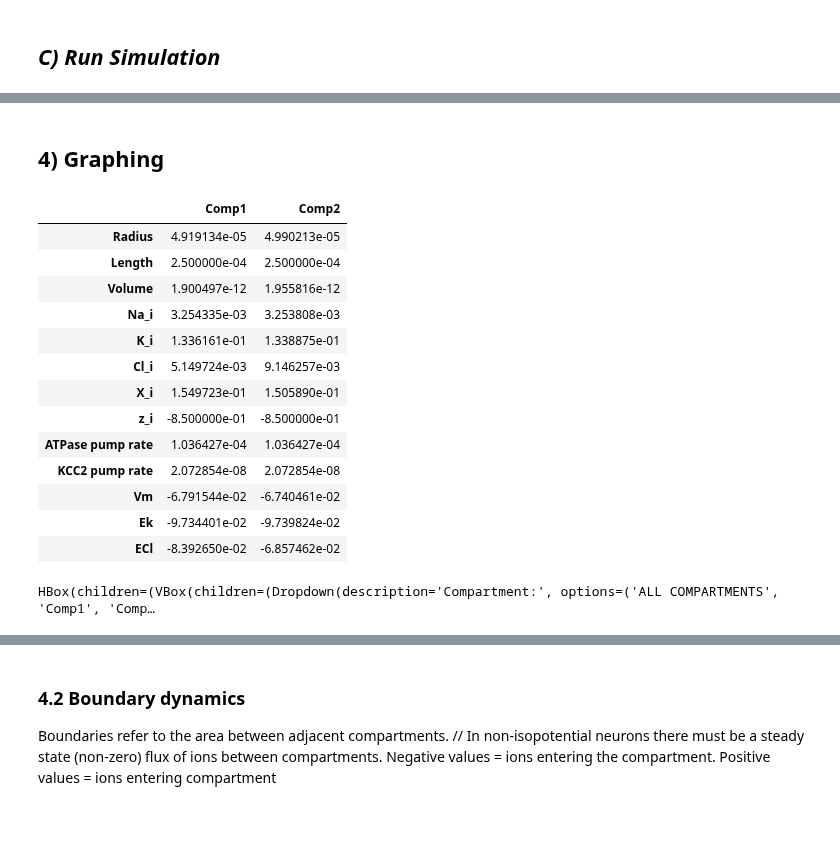
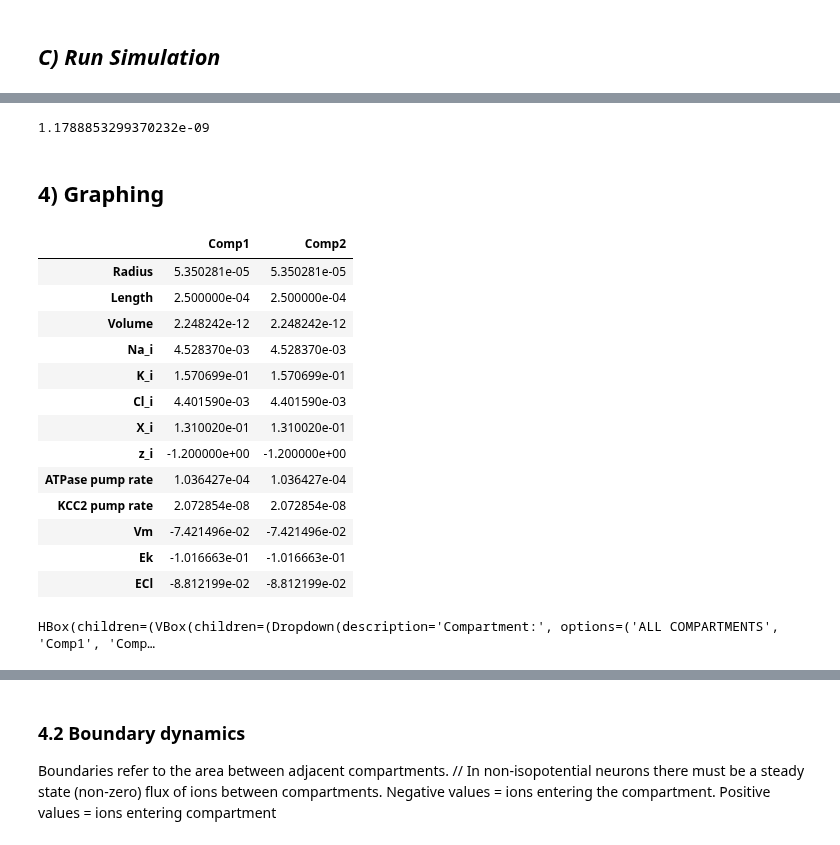
Before and after one commit to TrellixVulnTeam/MSc-Computational-Neuroscience-Repo_ZR8H, a Jupyter notebook: Multicompartment Trials/Multicompartment_Sim_V1.ipynb, the cells around one changed output, grey strips where cells are left out. Drawn from its saved outputs; the diff is of its cells as text; code cells hidden in the pictures.

```diff
--- a/Multicompartment Trials/Multicompartment_Sim_V1.ipynb
+++ b/Multicompartment Trials/Multicompartment_Sim_V1.ipynb
@@ -418,3 +446,7 @@ btn_sim.on_click(btn_sim_clicked)
+# %%
+print(comp_arr[0].j_p)
+# %% [output]
+1.1788853299370232e-09
 # %% [markdown]
 ## 4) Graphing
 # %%
@@ -437,7 +469,7 @@ drp_comp.options = options_drp_comp
 
 
 drp_param = widgets.Dropdown(description='Parameter:')
-options_drp_param = ['Membrane Potential (Vm)','Cl- Reversal Potential (E-Cl)', 'K+ Reversal Potential (E-K)',''
+options_drp_param = ['Membrane Potential (Vm)','Cl- Reversal Potential (E-Cl)', 'K+ Reversal Potential (E-K)','Cl- Driving Force'
                         ,'Volume (pL)','',
                          'All ion concentrations','Na+ Conc.','K+ Conc.','Cl- Conc.','Impermeant anion Conc.']
 
@@ -515,6 +547,11 @@ def plot_main_graph(param='',comp_num=0,all_comps =False,jump=1):
                     m_arr.append(bqp.Lines(x= t_arr[start_t:-1:jump],y= comp_arr[i].E_k_arr[start_t:-1:jump], colors = [col],
                        display_legend=True,labels= ['E-K - '+comp_arr[i].name], scales = {'x': x_sc, "y": y_sc}))
 
+                elif param == 'Cl- Driving Force':
+                    m_arr.append(bqp.Lines(x= t_arr[start_t:-1:jump],y= comp_arr[i].drivingf_cl_arr[start_t:-1:jump], colors = [col],
+                       display_legend=True,labels= ['Cl- Driv.Force '+comp_arr[i].name], scales = {'x': x_sc, "y": y_sc}))
+
+
                 elif param == 'Volume (pL)':
                     m_arr.append(bqp.Lines(x= t_arr[start_t:-1:jump],y= comp_arr[i].w_arr[start_t:-1:jump], colors = [col],
                        display_legend=True,labels= ['Vol. - '+comp_arr[i].name ], scales = {'x': x_sc, "y": y_sc}))
@@ -566,6 +603,11 @@ def plot_main_graph(param='',comp_num=0,all_comps =False,jump=1):
 
                 m1 = bqp.Lines(x= t_arr[start_t:-1:jump],y= comp_arr[comp_num].E_k_arr[start_t:-1:jump],colors =['#000000'],
                        display_legend=True,labels= ['E-K'], scales = {'x': x_sc, "y": y_sc})
+
+            elif param == 'Cl- Driving Force':
+
+                m1 = bqp.Lines(x= t_arr[start_t:-1:jump],y= comp_arr[comp_num].drivingf_cl_arr[start_t:-1:jump], colors = ['#000000'],
+                       display_legend=True,labels= ['Cl- Driv.Force '+comp_arr[comp_num].name], scales = {'x': x_sc, "y": y_sc})
 
             elif param == 'Volume (pL)':
 
@@ -652,46 +694,46 @@ def btn_main_graph_clicked(b):
     jump = round(intervals/bins)
 
 
 
     if drp_comp.value == 'ALL COMPARTMENTS':
 
             param = drp_param.value
             plot_main_graph(param,all_comps=True,jump=jump)
 
 
     elif drp_comp.value != 'ALL COMPARTMENTS':
 
 
         for i in range(len(comp_arr)):
             if (drp_comp.value == comp_arr[i].name):
                 comp_num = i
 
         param = drp_param.value
         plot_main_graph(param,comp_num,all_comps=False,jump=jump)
 
 
 
     #if drp_comp != 'ALL COMPARTMENTS':
 
 
 btn_main_graph.on_click(btn_main_graph_clicked)
 
 #print(y_arr)
 # %% [output]
 |  | Comp1 | Comp2 |
-| Radius | 4.919134e-05 | 4.990213e-05 |
+| Radius | 5.350281e-05 | 5.350281e-05 |
 | Length | 2.500000e-04 | 2.500000e-04 |
-| Volume | 1.900497e-12 | 1.955816e-12 |
-| Na_i | 3.254335e-03 | 3.253808e-03 |
-| K_i | 1.336161e-01 | 1.338875e-01 |
-| Cl_i | 5.149724e-03 | 9.146257e-03 |
-| X_i | 1.549723e-01 | 1.505890e-01 |
-| z_i | -8.500000e-01 | -8.500000e-01 |
+| Volume | 2.248242e-12 | 2.248242e-12 |
+| Na_i | 4.528370e-03 | 4.528370e-03 |
+| K_i | 1.570699e-01 | 1.570699e-01 |
+| Cl_i | 4.401590e-03 | 4.401590e-03 |
+| X_i | 1.310020e-01 | 1.310020e-01 |
+| z_i | -1.200000e+00 | -1.200000e+00 |
 | ATPase pump rate | 1.036427e-04 | 1.036427e-04 |
 | KCC2 pump rate | 2.072854e-08 | 2.072854e-08 |
-| Vm | -6.791544e-02 | -6.740461e-02 |
-| Ek | -9.734401e-02 | -9.739824e-02 |
-| ECl | -8.392650e-02 | -6.857462e-02 |
+| Vm | -7.421496e-02 | -7.421496e-02 |
+| Ek | -1.016663e-01 | -1.016663e-01 |
+| ECl | -8.812199e-02 | -8.812199e-02 |
 HBox(children=(VBox(children=(Dropdown(description='Compartment:', options=('ALL COMPARTMENTS', 'Comp1', 'Comp…
 [interactive output not drawn]
 [interactive output not drawn]
```
Also changed, not shown: parts of 4 cells of this notebook, 2 other files.
